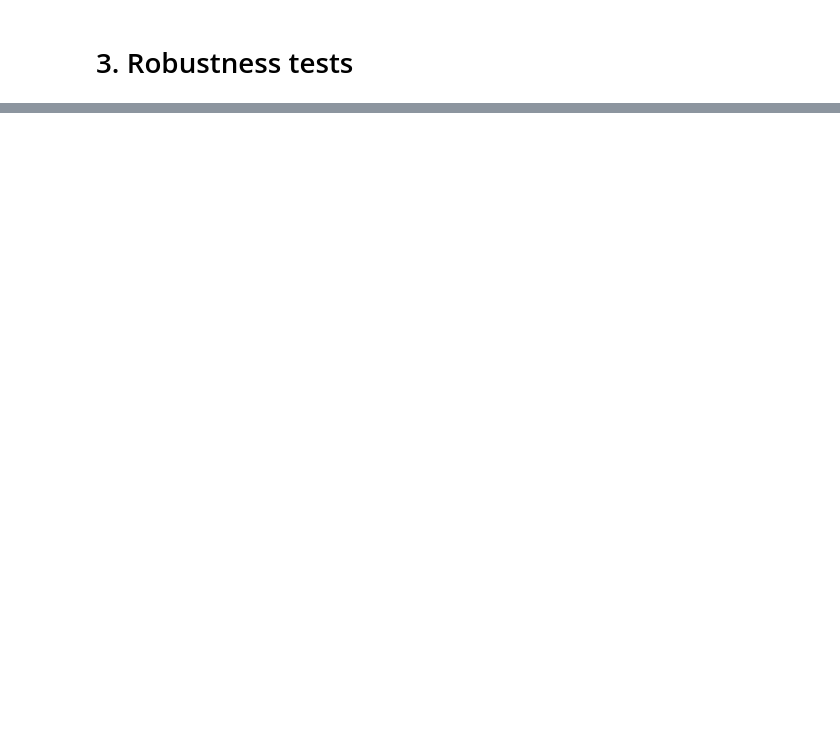
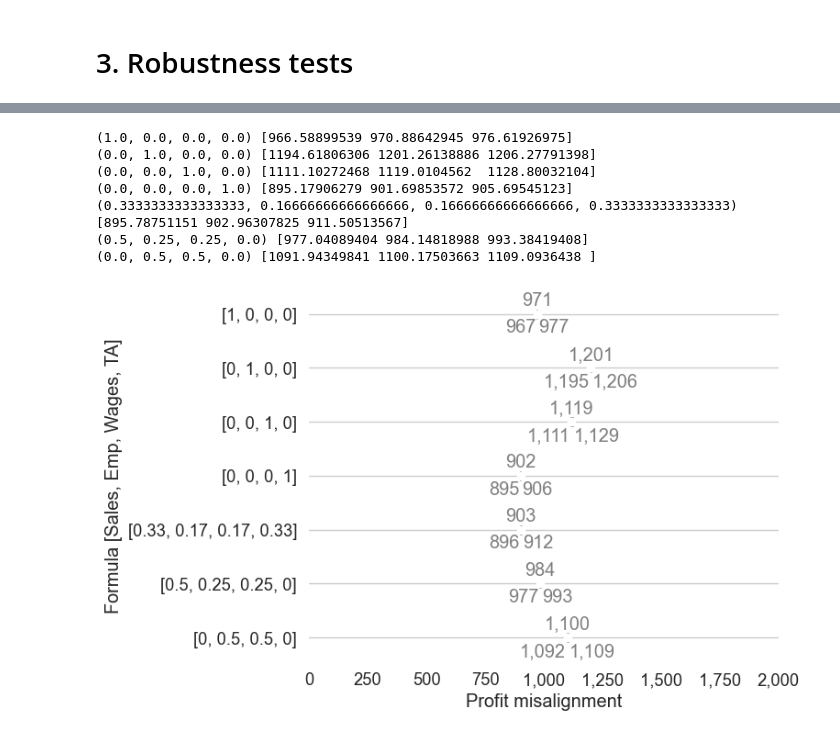
Before and after one commit to Tax-Justice-Network/unitary-taxation, a Jupyter notebook: src/1_estimation/3.study_misalignment_new.ipynb, the cells around one changed output, grey strips where cells are left out. Drawn from its saved outputs; the diff is of its cells as text; code cells hidden in the pictures; blank space fills up the shorter version.

Commit message:
bilateral analysis, new charts

```diff
--- a/src/1_estimation/3.study_misalignment_new.ipynb
+++ b/src/1_estimation/3.study_misalignment_new.ipynb
@@ -546,32 +699,41 @@ data
 # %%
 countries = "IRL, NLD, SGP, FRA, DEU, USA, BRA, IND, MEX, GHA, KEN, CHN".split(", ")
 # %%
-plt.figure(figsize=(8,4))
+plt.figure(figsize=(8,5))
 i = 0
 for alpha in d_results:
     i += 1
     d = d_results[alpha].copy()#.xs(i, level='Domestic', drop_level=False)
     d[d<0] = 0
     d = d.groupby("iso3_d").sum()
 
     perc = np.percentile(d.sum(),[2.5,50,97.5])/1E9
     print(alpha,perc)
     plt.barh(i,perc[-1]-perc[0],left=perc[0],color="gray",height=0.2)
     plt.scatter(perc[1],i,color="white",zorder=9)
     plt.annotate(f"{perc[1]:2,.0f}",(perc[1],i-0.25),va="center",ha="center",color="gray")
     plt.annotate(f"{perc[0]:2,.0f}",(perc[0],i+0.25),va="center",ha="right",color="gray")
     plt.annotate(f"{perc[-1]:2,.0f}",(perc[-1],i+0.25),va="center",ha="left",color="gray")
 
 plt.yticks(range(1,i+1),[[np.round(_,2) if _!=int(_) else int(_) for _ in k] for k in d_results.keys()])
 plt.gca().grid(axis="x")
 sns.despine(bottom=True,left=True)
 plt.xlim(0,2000)
 plt.xlabel("Profit misalignment")
 plt.ylabel("Formula [Sales, Emp, Wages, TA]")
 plt.gca().invert_yaxis()
 
 
 plt.gca().xaxis.set_major_formatter(mpl.ticker.StrMethodFormatter('{x:,.0f}'))
 plt.tight_layout()
 plt.savefig(f"{path_files_temp}/test_new.png",dpi=300)
 plt.savefig(f"{path_files_final_figures}/test_new.png",dpi=300)
+# %% [output]
+(1.0, 0.0, 0.0, 0.0) [966.58899539 970.88642945 976.61926975]
+(0.0, 1.0, 0.0, 0.0) [1194.61806306 1201.26138886 1206.27791398]
+(0.0, 0.0, 1.0, 0.0) [1111.10272468 1119.0104562  1128.80032104]
+(0.0, 0.0, 0.0, 1.0) [895.17906279 901.69853572 905.69545123]
+(0.3333333333333333, 0.16666666666666666, 0.16666666666666666, 0.3333333333333333) [895.78751151 902.96307825 911.50513567]
+(0.5, 0.25, 0.25, 0.0) [977.04089404 984.14818988 993.38419408]
+(0.0, 0.5, 0.5, 0.0) [1091.94349841 1100.17503663 1109.0936438 ]
+[figure, added]
```
Also changed, not shown: parts of 21 cells of this notebook, 7 other files.
